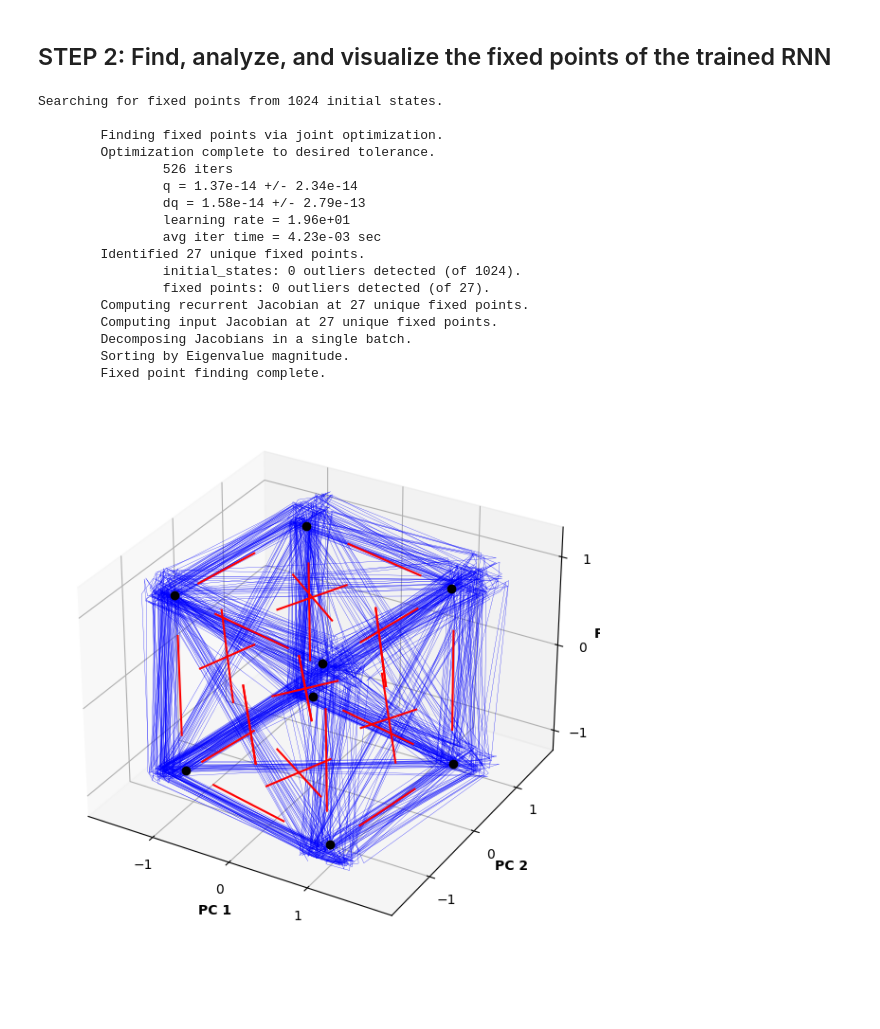
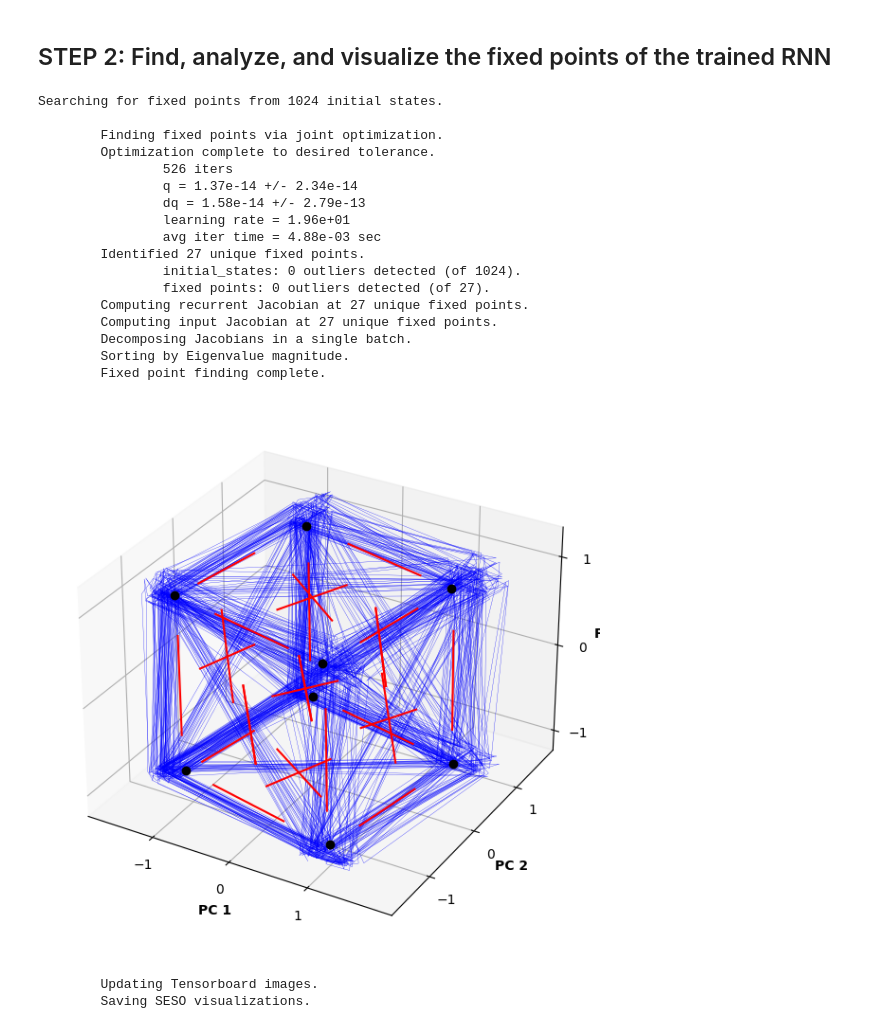
Before and after one commit to trendinafrica/TReND-CaMinA, a Jupyter notebook: notebooks/15-Thursday/FPF_example.ipynb, the cells around one changed output. Saved outputs shown, nothing was run; the diff lists cells and outputs as text; code cells hidden in the pictures; blank space fills up the shorter version.

```diff
--- a/notebooks/15-Thursday/FPF_example.ipynb
+++ b/notebooks/15-Thursday/FPF_example.ipynb
@@ -285,12 +2,0 @@ Text(0, 0.5, 'x')
-# %%
-## Interactive Demo 1: Forward Euler Integration
-
-T = 10      # total Time duration
-x0 = 1.     # initial condition of x at time 0
-a = -.25 #0, .25    # parameter of xdot (xdot=a*x)
-dt = .1     # timestep of the simulation
-
-x, t = integrate_exponential(a, x0, dt, T)
-plt.plot(t, x.real) # integrate_exponential returns complex
-plt.xlabel('Time (s)')
-plt.ylabel('x')
@@ -604,5 +147,5 @@ Closing training:
 # %%
-find_fixed_points(model, valid_predictions)
+unique_fps, all_fps = find_fixed_points(model, valid_predictions)
 # %% [output]
 Searching for fixed points from 1024 initial states.
 
@@ -612,7 +155,7 @@ Searching for fixed points from 1024 initial states.
                 q = 1.37e-14 +/- 2.34e-14
                 dq = 1.58e-14 +/- 2.79e-13
                 learning rate = 1.96e+01
-                avg iter time = 4.23e-03 sec
+                avg iter time = 4.88e-03 sec
         Identified 27 unique fixed points.
                 initial_states: 0 outliers detected (of 1024).
                 fixed points: 0 outliers detected (of 27).
@@ -621,4 +164,15 @@ Searching for fixed points from 1024 initial states.
         Decomposing Jacobians in a single batch.
         Sorting by Eigenvalue magnitude.
         Fixed point finding complete.
-[figure, removed]
+# %%
+# Visualize identified fixed points with overlaid RNN state trajectories
+# All visualized in the 3D PCA space fit the the example RNN states.
+fig = plot_fps(unique_fps, valid_predictions['state'],
+    plot_batch_idx=list(range(30)),
+    plot_start_time=10)
+
+model.save_visualizations(figs={'fixed_points': fig})
+# %% [output]
+[figure, added]
+        Updating Tensorboard images.
+        Saving SESO visualizations.
```
Also changed, not shown: parts of 27 cells of this notebook.
